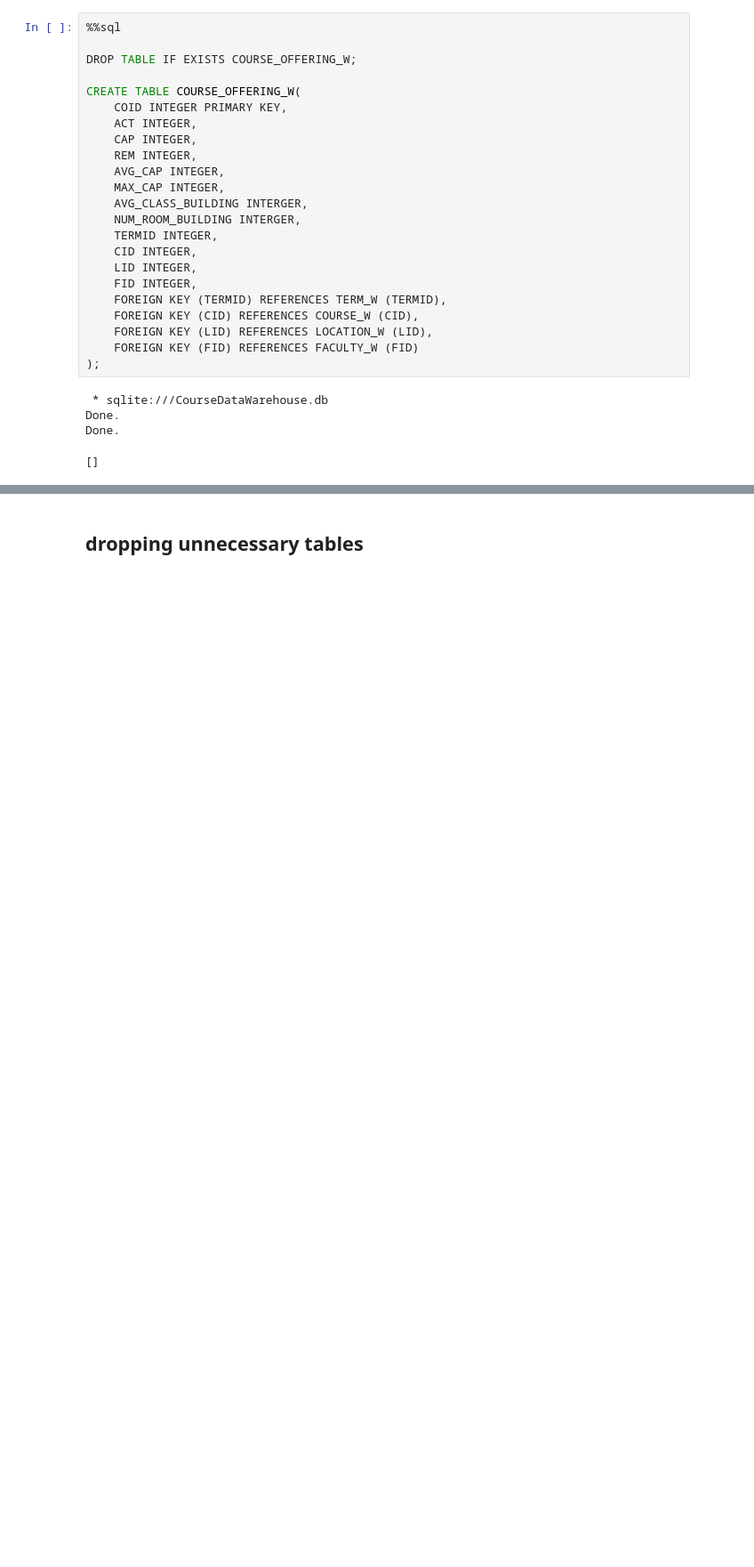
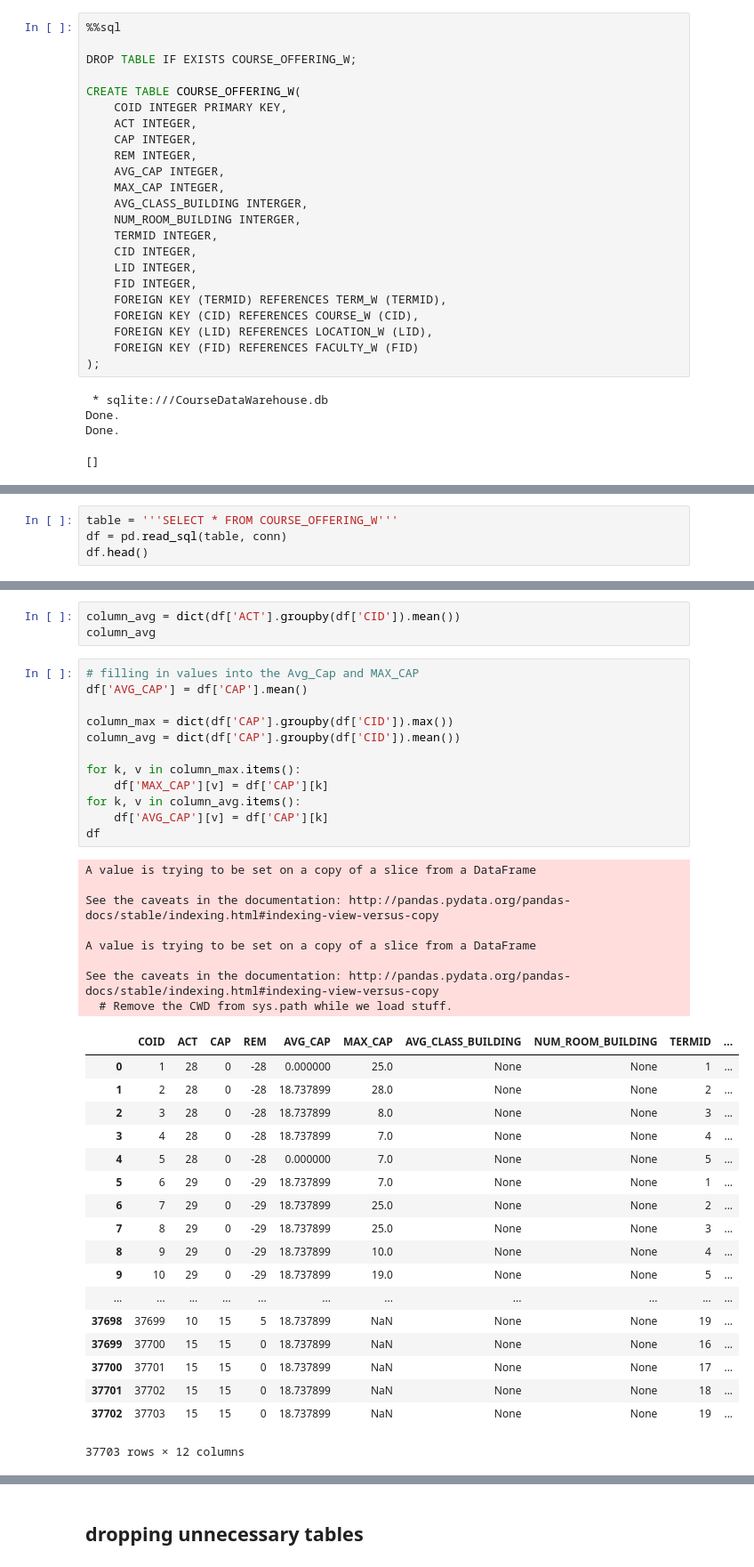
Before and after one commit to fairfield-university-ba-510-spring2019/final-project-back-row-squad, a Jupyter notebook: CourseDataWarehouseDemo.ipynb, the cells around one changed output, grey strips where cells are left out. Shown: that part at 89% size. Cells and saved outputs as stored; diff of their text form; blank space fills up the shorter version.

Commit message:
working on pandas editing

```diff
--- a/CourseDataWarehouseDemo.ipynb
+++ b/CourseDataWarehouseDemo.ipynb
@@ -200,0 +258,4 @@ Done.
+# %%
+table = '''SELECT * FROM COURSE_OFFERING_W'''
+df = pd.read_sql(table, conn)
+df.head()
@@ -200,0 +269,42 @@ Done.
+# %%
+column_avg = dict(df['ACT'].groupby(df['CID']).mean())
+column_avg
+# %%
+# filling in values into the Avg_Cap and MAX_CAP
+df['AVG_CAP'] = df['CAP'].mean()
+
+column_max = dict(df['CAP'].groupby(df['CID']).max())
+column_avg = dict(df['CAP'].groupby(df['CID']).mean())
+
+for k, v in column_max.items():
+    df['MAX_CAP'][v] = df['CAP'][k]
+for k, v in column_avg.items():
+    df['AVG_CAP'][v] = df['CAP'][k]
+df
+# %% [output]
+A value is trying to be set on a copy of a slice from a DataFrame
+
+See the caveats in the documentation: http://pandas.pydata.org/pandas-docs/stable/indexing.html#indexing-view-versus-copy
+
+A value is trying to be set on a copy of a slice from a DataFrame
+
+See the caveats in the documentation: http://pandas.pydata.org/pandas-docs/stable/indexing.html#indexing-view-versus-copy
+  # Remove the CWD from sys.path while we load stuff.
+|  | COID | ACT | CAP | REM | AVG_CAP | MAX_CAP | AVG_CLASS_BUILDING | NUM_ROOM_BUILDING | TERMID | ... |
+| 0 | 1 | 28 | 0 | -28 | 0.000000 | 25.0 | None | None | 1 | ... |
+| 1 | 2 | 28 | 0 | -28 | 18.737899 | 28.0 | None | None | 2 | ... |
+| 2 | 3 | 28 | 0 | -28 | 18.737899 | 8.0 | None | None | 3 | ... |
+| 3 | 4 | 28 | 0 | -28 | 18.737899 | 7.0 | None | None | 4 | ... |
+| 4 | 5 | 28 | 0 | -28 | 0.000000 | 7.0 | None | None | 5 | ... |
+| 5 | 6 | 29 | 0 | -29 | 18.737899 | 7.0 | None | None | 1 | ... |
+| 6 | 7 | 29 | 0 | -29 | 18.737899 | 25.0 | None | None | 2 | ... |
+| 7 | 8 | 29 | 0 | -29 | 18.737899 | 25.0 | None | None | 3 | ... |
+| 8 | 9 | 29 | 0 | -29 | 18.737899 | 10.0 | None | None | 4 | ... |
+| 9 | 10 | 29 | 0 | -29 | 18.737899 | 19.0 | None | None | 5 | ... |
+| ... | ... | ... | ... | ... | ... | ... | ... | ... | ... | ... |
+| 37698 | 37699 | 10 | 15 | 5 | 18.737899 | NaN | None | None | 19 | ... |
+| 37699 | 37700 | 15 | 15 | 0 | 18.737899 | NaN | None | None | 16 | ... |
+| 37700 | 37701 | 15 | 15 | 0 | 18.737899 | NaN | None | None | 17 | ... |
+| 37701 | 37702 | 15 | 15 | 0 | 18.737899 | NaN | None | None | 18 | ... |
+| 37702 | 37703 | 15 | 15 | 0 | 18.737899 | NaN | None | None | 19 | ... |
+37703 rows × 12 columns
```
Also changed, not shown: parts of 15 cells of this notebook, 1 other file.
